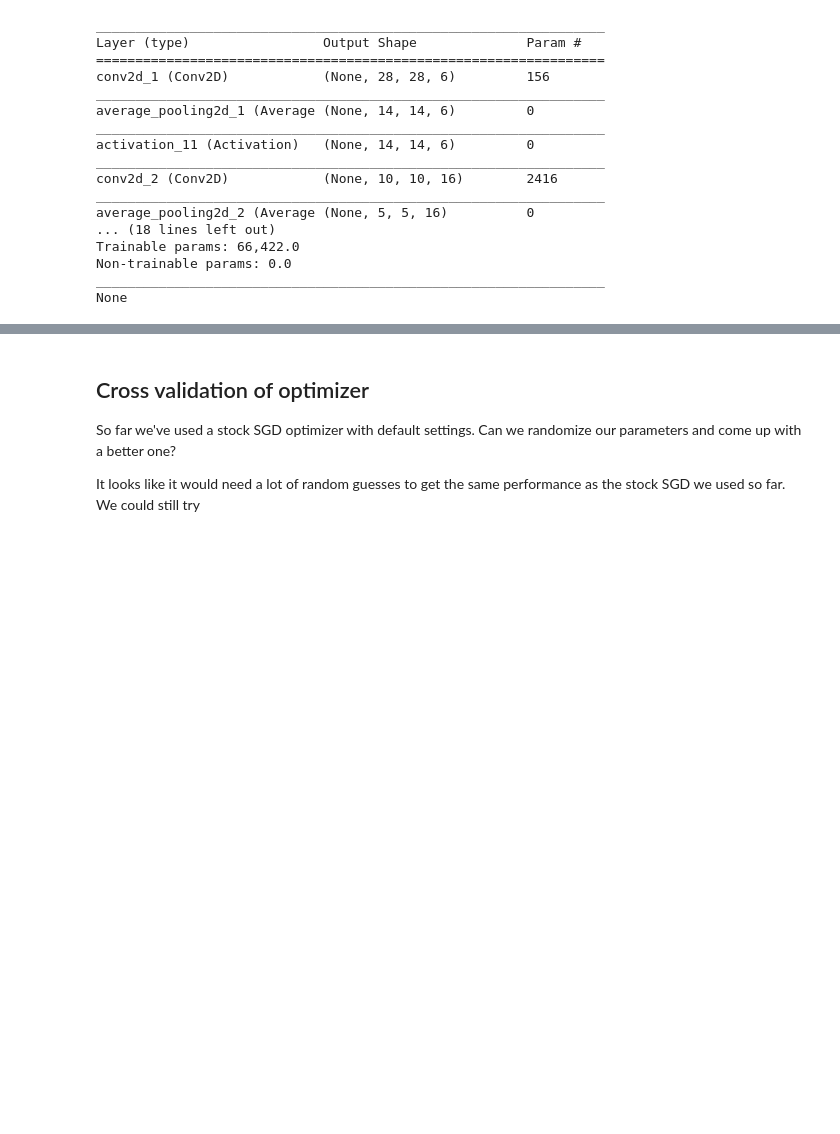
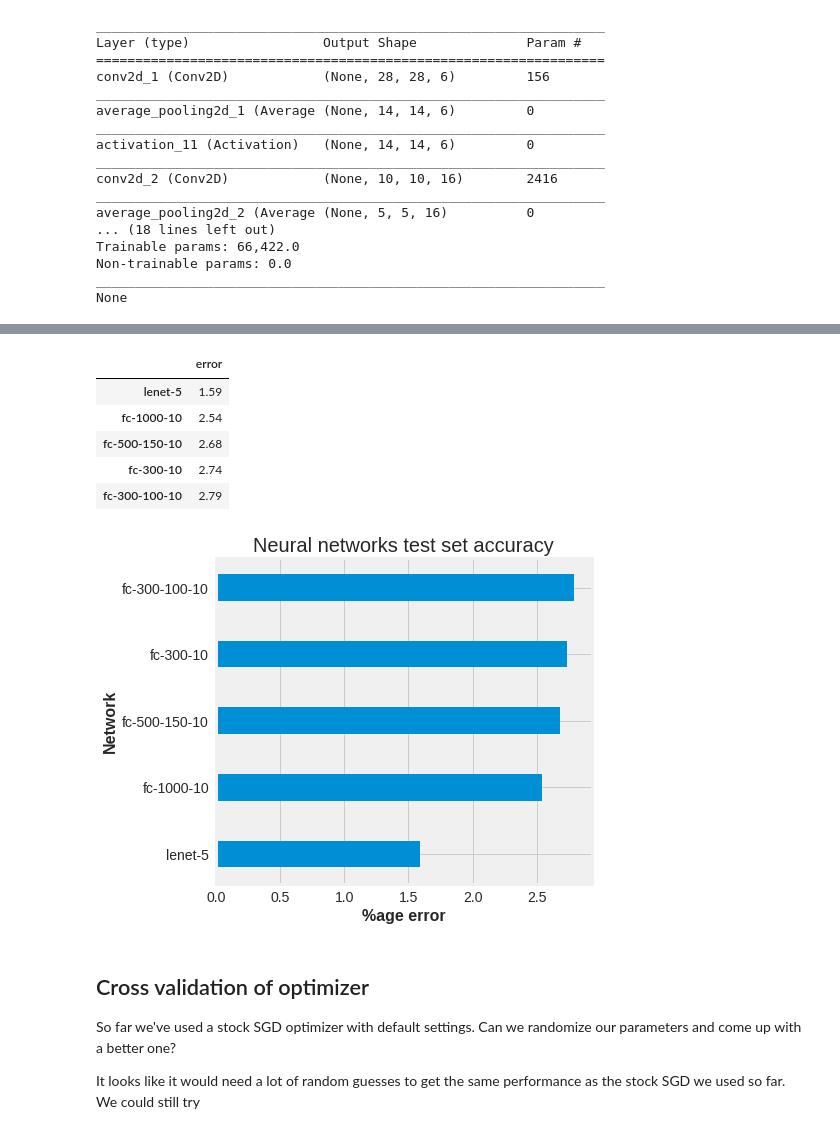
Before and after one commit to timgasser/keras-mnist, a Jupyter notebook: notebooks/neural_net_models.ipynb, the cells around one changed output, grey strips where cells are left out. Cells and saved outputs as stored; diff of their text form; code cells hidden in the pictures; blank space fills up the shorter version.

```diff
--- a/notebooks/neural_net_models.ipynb
+++ b/notebooks/neural_net_models.ipynb
@@ -660,3 +669,26 @@ plot_history(results['history'])
+# %%
+all_scores_df = pd.DataFrame.from_dict({'lenet-5': results['err'] * 100}, orient='index')
+all_scores_df.columns = ['error']
+all_scores_df = fc_scores_df.append(all_scores_df)
+all_scores_df = all_scores_df.sort_values('error')
+# all_scores_df.sort_values('error').plot.barh()
+# results['err']
+
+
+fig, ax = plt.subplots(1,1, figsize=(6,6))
+all_scores_df.plot.barh(width=0.4, ax=ax, legend=None)
+ax.set(title="Neural networks test set accuracy", ylabel="Network", xlabel="%age error");
+plt.savefig('lenet_scores.png', bbox_inches='tight', dpi=150)
+
+all_scores_df
+# %% [output]
+|  | error |
+| lenet-5 | 1.59 |
+| fc-1000-10 | 2.54 |
+| fc-500-150-10 | 2.68 |
+| fc-300-10 | 2.74 |
+| fc-300-100-10 | 2.79 |
+[figure, added]
 # %% [markdown]
 ## Cross validation of optimizer
 
```
Also changed, not shown: parts of 29 cells of this notebook.
